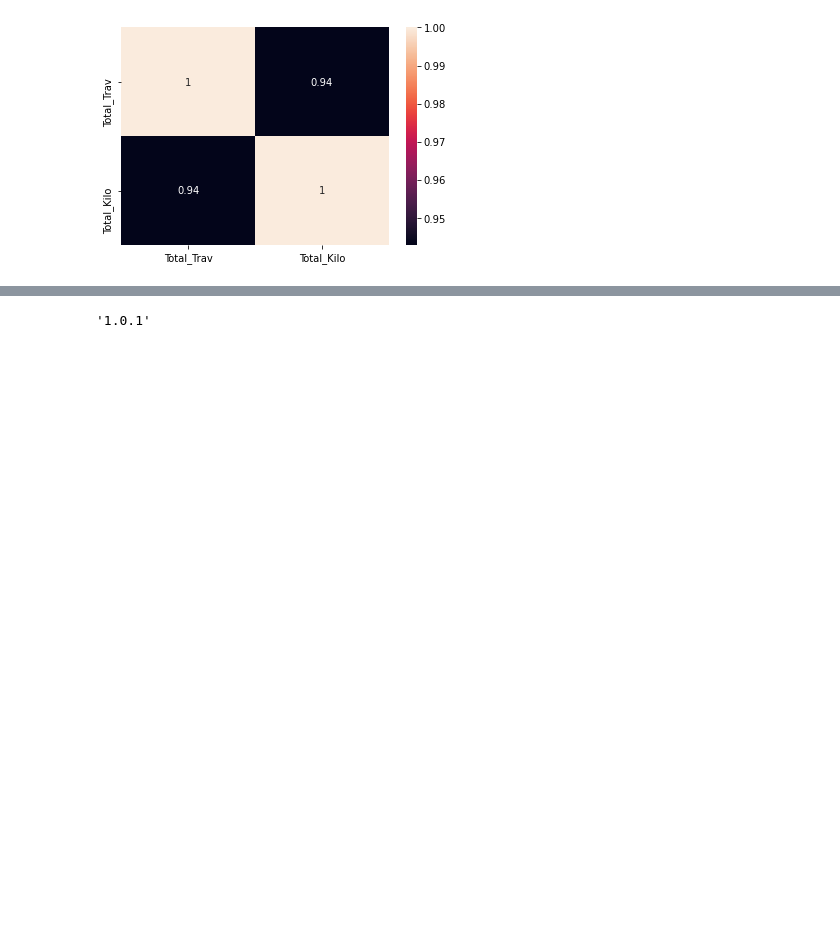
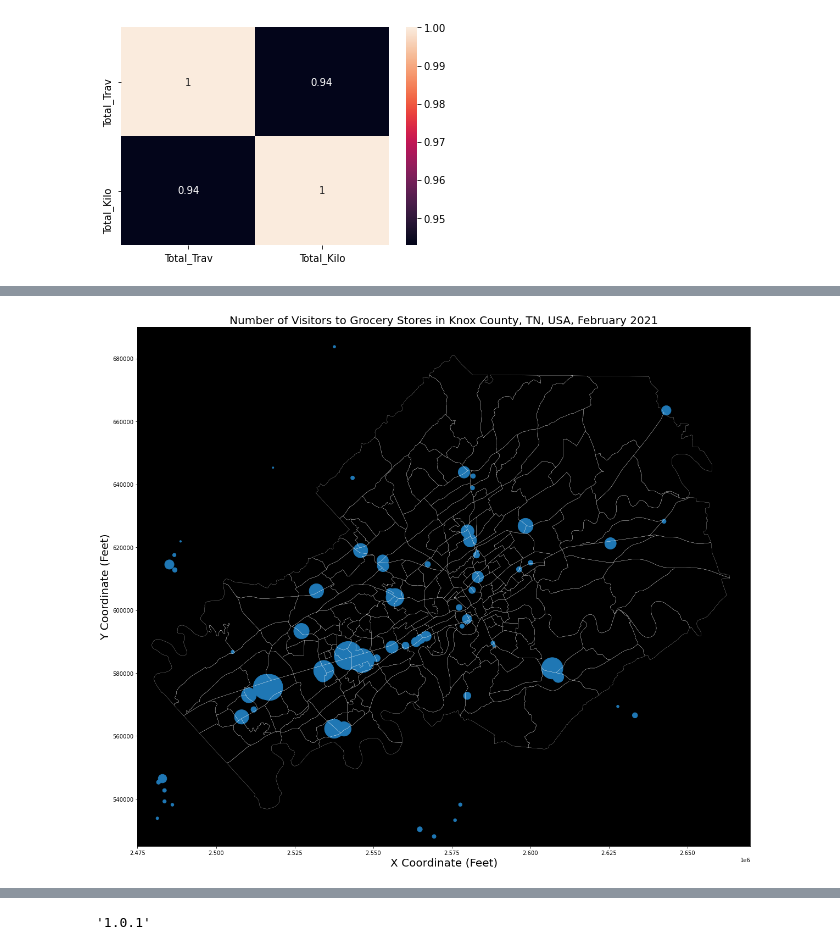
Before and after one commit to jimmy-feng/hagerstrand, a Jupyter notebook: docs/notebooks/Access.ipynb, the cells around one changed output, grey strips where cells are left out. Cells and saved outputs as stored; diff of their text form; code cells hidden in the pictures; blank space fills up the shorter version.

```diff
--- a/docs/notebooks/Access.ipynb
+++ b/docs/notebooks/Access.ipynb
@@ -353,0 +399,14 @@ pd.merge(shortestpaths, safegraph_unpack, left_on="IncidentID", right_on="visito
+# %%
+f, ax = plt.subplots(1, figsize=(20,20))
+poly.geometry.boundary.plot(color=None, edgecolor='w', linewidth=0.25, ax=ax)
+scatter = ax.scatter(stores.geometry.x, stores.geometry.y, s=stores_visits["sum"])
+#ax.legend(scatter, scatterpoints=1, loc="upper left", ncol=1, fontsize=12)
+plt.ylim([525000,690000])
+plt.xlim([2475000,2670000])
+ax.set_facecolor('black')
+plt.title("Number of Visitors to Grocery Stores in Knox County, TN, USA, February 2021", fontsize=20)
+plt.xlabel("X Coordinate (Feet)", fontsize=20)
+plt.ylabel("Y Coordinate (Feet)", fontsize=20)
+plt.savefig("../../examples/visuals/storevisitorsmap.jpeg")
+# %% [output]
+[figure, added]
```
Also changed, not shown: parts of 85 cells of this notebook, 34 other files.
